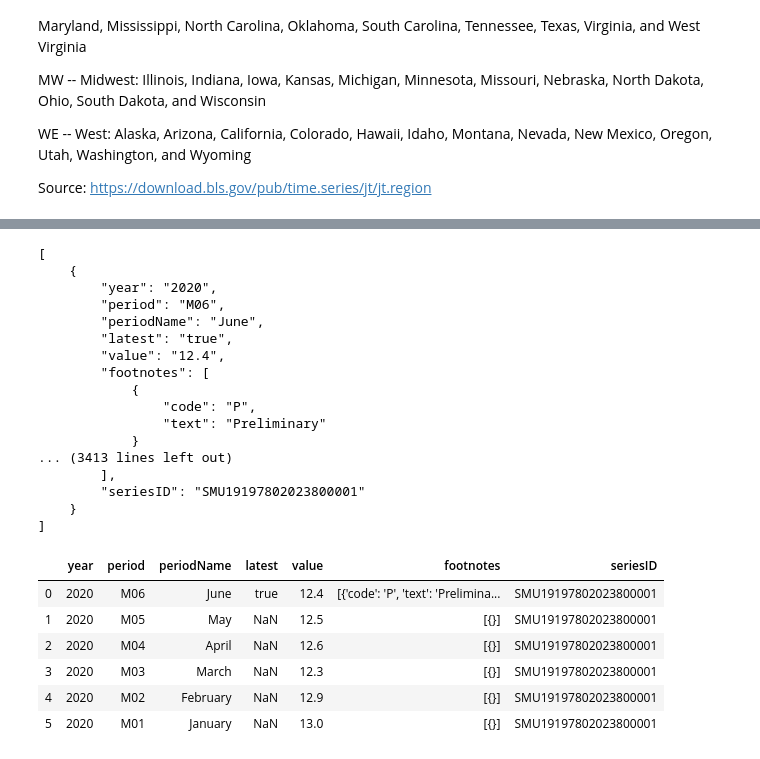
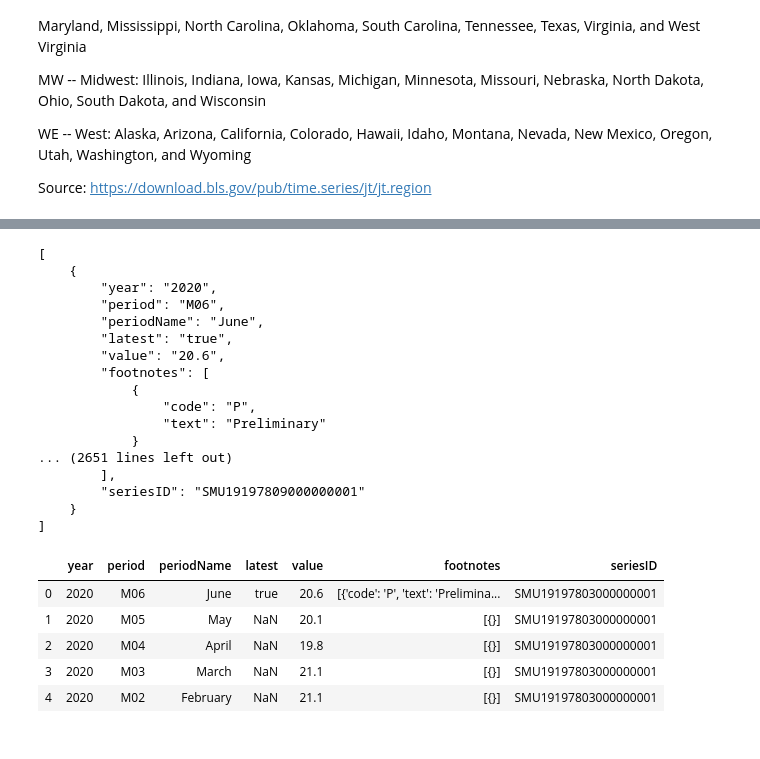
Before and after one commit to carlykelly/Covid-19-Project, a Jupyter notebook: Clemi_BLS_Industry_Predictive_Model.ipynb, the cells around one changed output, grey strips where cells are left out. Cells and saved outputs as stored; diff of their text form; code cells hidden in the pictures.

Commit message:
working on integrating state data

```diff
--- a/Clemi_BLS_Industry_Predictive_Model.ipynb
+++ b/Clemi_BLS_Industry_Predictive_Model.ipynb
@@ -48,9 +84,11 @@ Source: https://download.bls.gov/pub/time.series/jt/jt.region
 from config import APIkey
 # %%
 jsons=[]
-for code in codes:
+codes=['10000000','20000000','30000000','40000000','50000000','60000000','70000000','80000000','90000000']
+
+for industry in codes:
     headers = {'Content-type': 'application/json'}
-    data = json.dumps({'seriesid':['SMU19197802023800001'],'startyear':'2020','endyear':'2020','registrationkey':APIkey})
+    data = json.dumps({'seriesid':['SMU1919780'+industry+ '01'],'startyear':'2020','endyear':'2020','registrationkey':APIkey})
     p = requests.post('https://api.bls.gov/publicAPI/v2/timeseries/data/', data=data, headers=headers)
     json_data = json.loads(p.text)
 
@@ -61,7 +99,7 @@ for code in codes:
         for i in range(len(seriesData)):
             seriesData[i]['seriesID']=seriesID
             print(json.dumps(seriesData,indent=4))
-    #jsons.append(json_data)
+        jsons.append(seriesData)
 # %% [output]
 [
     {
@@ -69,29 +107,38 @@ for code in codes:
         "period": "M06",
         "periodName": "June",
         "latest": "true",
-        "value": "12.4",
+        "value": "20.6",
         "footnotes": [
             {
                 "code": "P",
                 "text": "Preliminary"
             }
-... (3413 lines left out)
+... (2651 lines left out)
         ],
-        "seriesID": "SMU19197802023800001"
+        "seriesID": "SMU19197809000000001"
     }
 ]
+# %%
+jsons=jsons[2:]
 # %%
 import pandas as pd
 from pandas import DataFrame
+# %%
+d=[]
+for i in jsons:
+    #print(i)
+    for a in i:
+        #print(a)
+        d.append(a)
 # %%
-seriesData_df=pd.DataFrame(seriesData)
+seriesData_df=pd.DataFrame(d)
+#seriesData_df=pd.DataFrame(seriesData)
 # %%
-seriesData_df
+seriesData_df.head(5)
 # %% [output]
 |  | year | period | periodName | latest | value | footnotes | seriesID |
-| 0 | 2020 | M06 | June | true | 12.4 | [{'code': 'P', 'text': 'Prelimina... | SMU19197802023800001 |
-| 1 | 2020 | M05 | May | NaN | 12.5 | [{}] | SMU19197802023800001 |
-| 2 | 2020 | M04 | April | NaN | 12.6 | [{}] | SMU19197802023800001 |
-| 3 | 2020 | M03 | March | NaN | 12.3 | [{}] | SMU19197802023800001 |
-| 4 | 2020 | M02 | February | NaN | 12.9 | [{}] | SMU19197802023800001 |
-| 5 | 2020 | M01 | January | NaN | 13.0 | [{}] | SMU19197802023800001 |
+| 0 | 2020 | M06 | June | true | 20.6 | [{'code': 'P', 'text': 'Prelimina... | SMU19197803000000001 |
+| 1 | 2020 | M05 | May | NaN | 20.1 | [{}] | SMU19197803000000001 |
+| 2 | 2020 | M04 | April | NaN | 19.8 | [{}] | SMU19197803000000001 |
+| 3 | 2020 | M03 | March | NaN | 21.1 | [{}] | SMU19197803000000001 |
+| 4 | 2020 | M02 | February | NaN | 21.1 | [{}] | SMU19197803000000001 |
```
Also changed, not shown: parts of 19 cells of this notebook.
